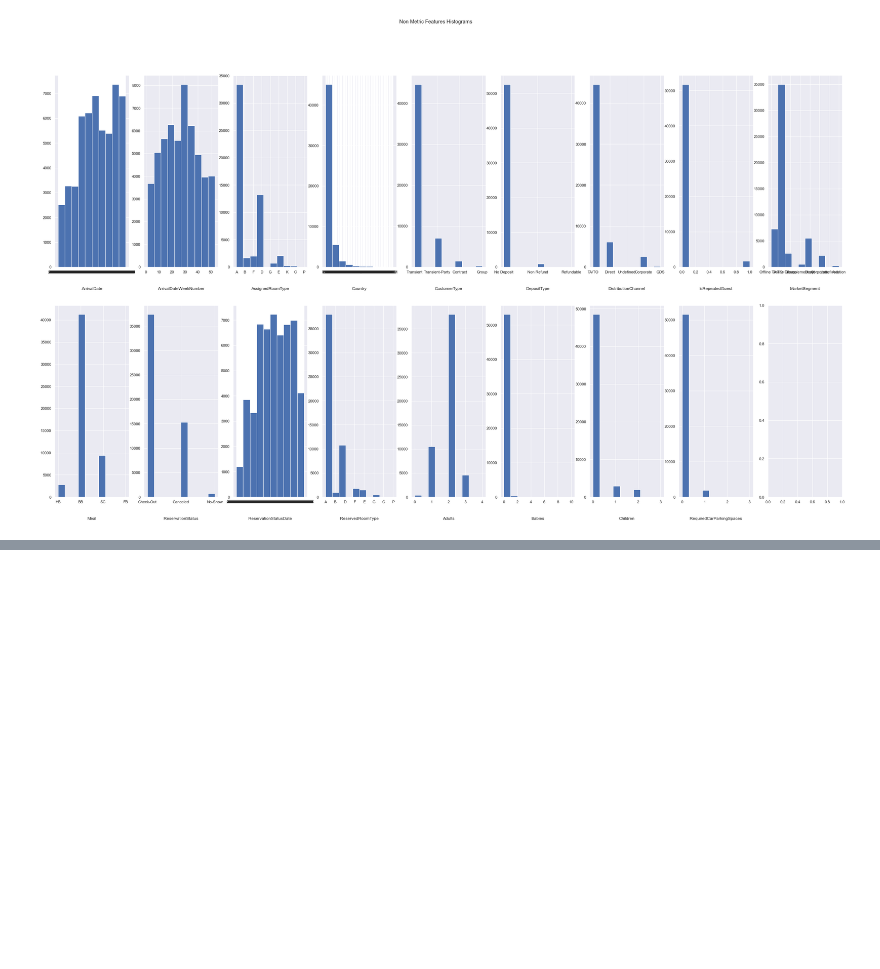
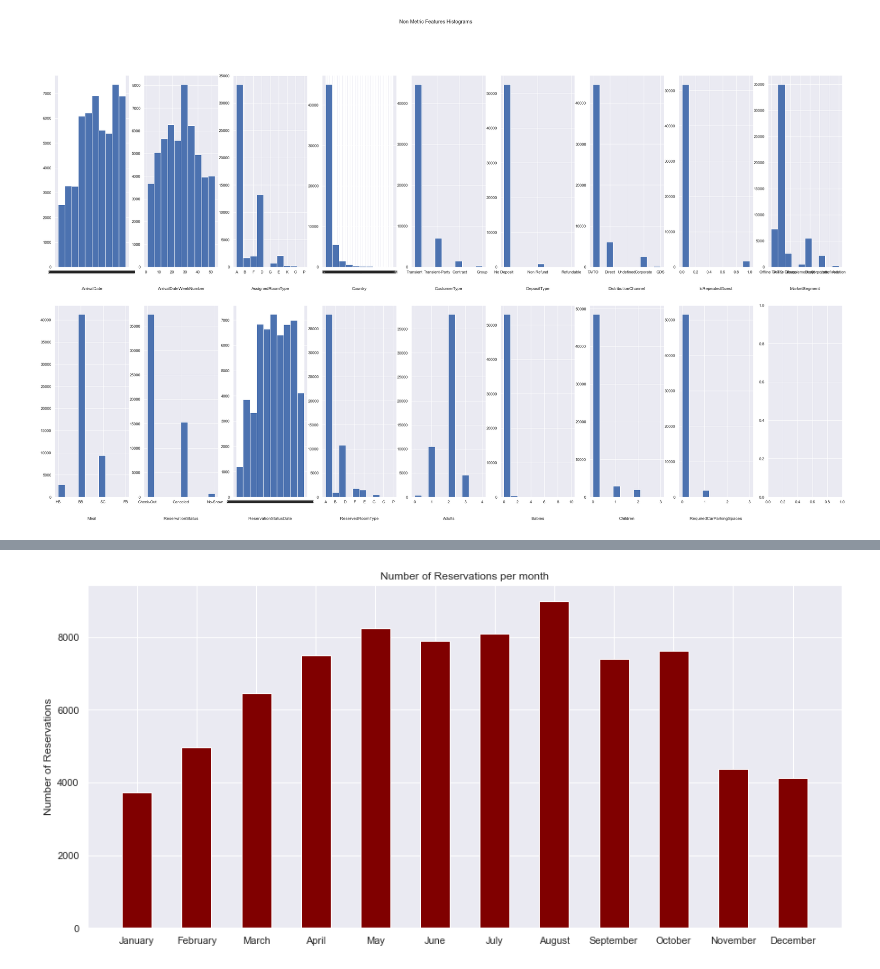
Before and after one commit to diogobulhosa/BC2, a Jupyter notebook: scripts/BC2-Notebook_Visuals.ipynb, the cells around one changed output, grey strips where cells are left out. Saved outputs shown, nothing was run; the diff lists cells and outputs as text; code cells hidden in the pictures; blank space fills up the shorter version.

Commit message:
New Visualizations + New Variable

```diff
--- a/scripts/BC2-Notebook_Visuals.ipynb
+++ b/scripts/BC2-Notebook_Visuals.ipynb
@@ -10,5 +12,7 @@ from sklearn.neighbors import NearestNeighbors
 # %%
 df = pd.read_csv(r'../data/to_vis.csv')
+
+data= pd.read_csv(r'../data/H2.csv')
 # %%
 metric_features = ['ADR', 'BookingChanges',
                 'DaysInWaitingList', 'LeadTime', 'PreviousBookingsNotCanceled',
@@ -112,0 +119,4 @@ plt.show()
+# %%
+new_order = ['January', 'February', 'March', 'April', 'May', 'June', 'July', 'August', 'September', 'October', 'November', 'December']
+
+data.groupby('ArrivalDateMonth').size().sort_values().reindex(new_order, axis=0)
@@ -112,0 +138,16 @@ plt.show()
+# %%
+
+months = new_order
+reservations= list(data.groupby('ArrivalDateMonth').size().sort_values().reindex(new_order, axis=0))
+
+fig = plt.figure(figsize = (15, 7))
+
+# creating the bar plot
+plt.bar(months, reservations, color ='maroon',
+        width = 0.5)
+
+plt.ylabel("Number of Reservations")
+plt.title("Number of Reservations per month")
+plt.show()
+# %% [output]
+[figure, added]
```
Also changed, not shown: parts of 7 cells of this notebook, 5 other files.
